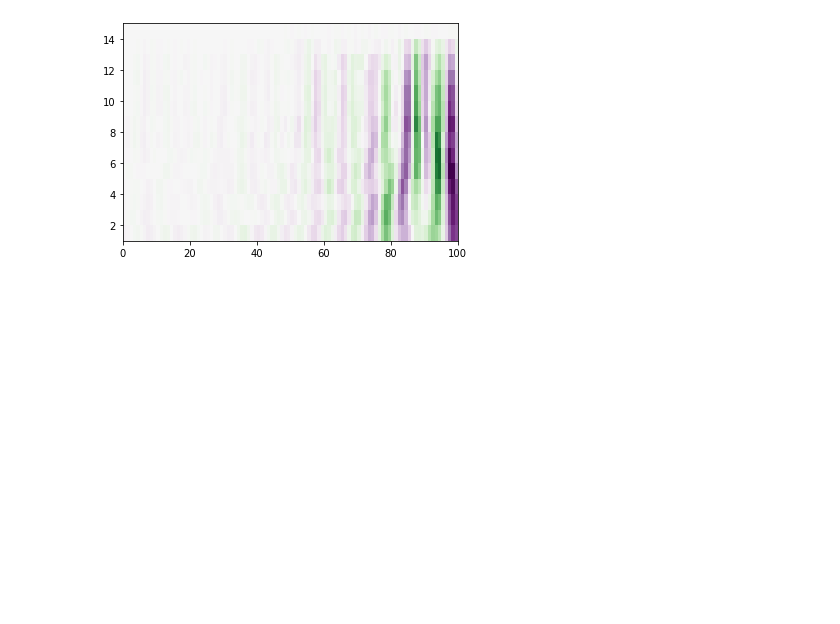
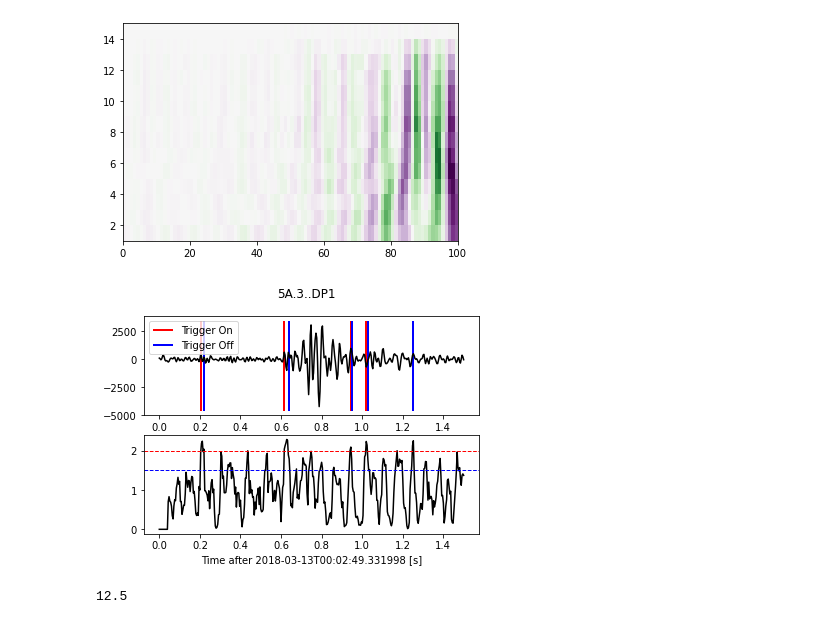
Before and after one commit to tjnewton/sigpig, a Jupyter notebook: examples/explore_Trace.ipynb, the cells around one changed output. Cells and saved outputs as stored; diff of their text form; code cells hidden in the pictures; blank space fills up the shorter version.

```diff
--- a/examples/explore_Trace.ipynb
+++ b/examples/explore_Trace.ipynb
@@ -514,3 +514,16 @@ plt.imshow(coef, extent=[0, 100, 1, 15], cmap='PRGn', aspect='auto', vmax=abs(co
 plt.show()
 # %% [output]
 [figure]
+# %%
+# look at STA/LTA trend
+from obspy.signal.trigger import classic_sta_lta
+from obspy.signal.trigger import plot_trigger
+df = trace.stats.sampling_rate
+cft = classic_sta_lta(trace.data, int(0.02 * df), int(0.05 * df))
+plot_trigger(trace, cft, 2.0, 1.5)
+# %% [output]
+[figure, added]
+# %%
+0.05*250
+# %% [output]
+12.5
```
